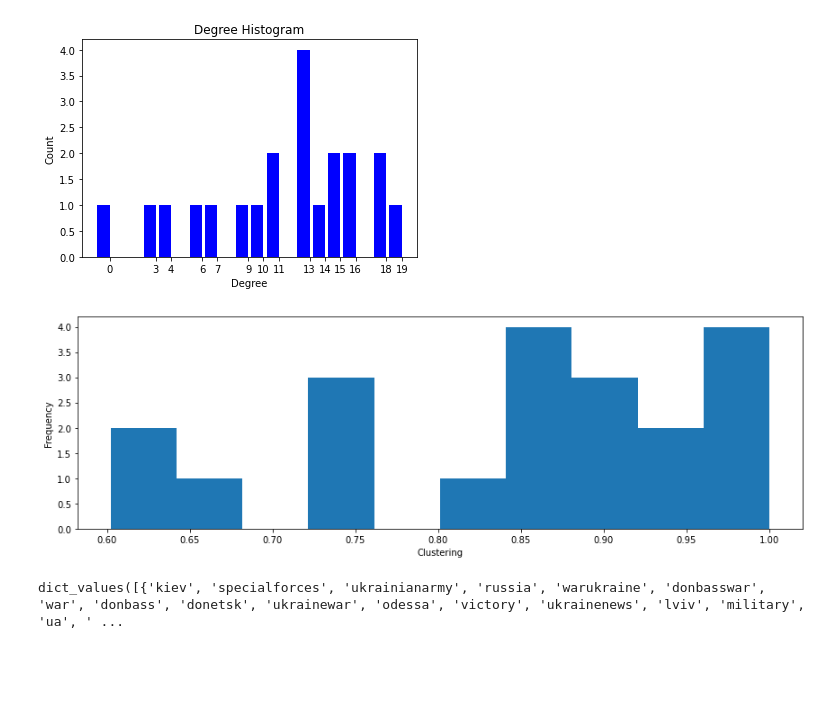
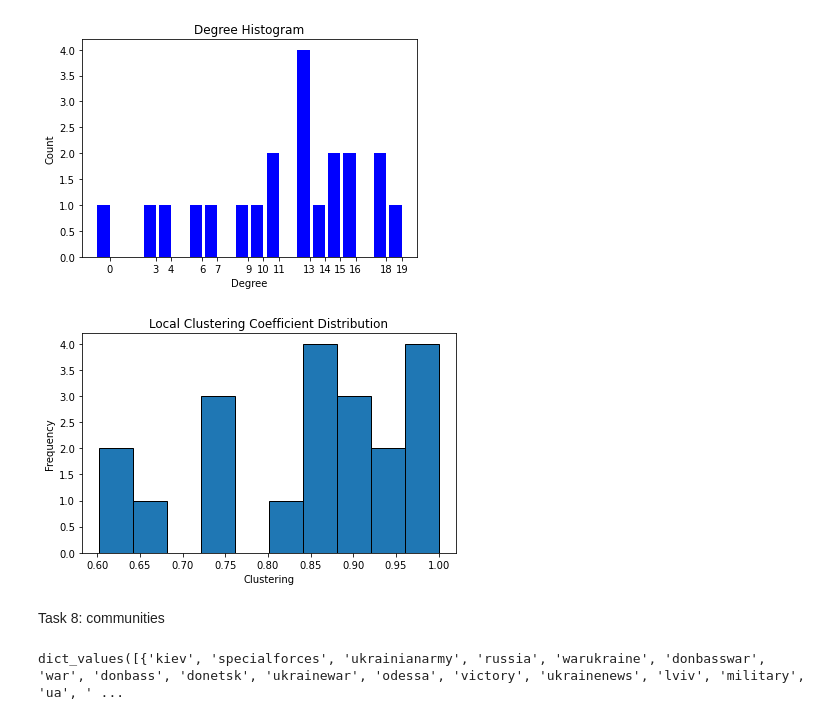
Before and after one commit to benedikt-armbruster/WarTwitterAnalysis, a Jupyter notebook: networkx.ipynb, the cells around one changed output. Drawn from its saved outputs; the diff is of its cells as text; code cells hidden in the pictures; blank space fills up the shorter version.

```diff
--- a/networkx.ipynb
+++ b/networkx.ipynb
@@ -165,19 +172,22 @@ plt.show()
 # %%
 from matplotlib.cm import ScalarMappable
 
 gc = G.subgraph(max(nx.connected_components(G)))
 lcc = nx.clustering(gc)
 
-fig, (ax1) = plt.subplots(ncols=1, figsize=(12, 4))
+fig, (ax1) = plt.subplots(ncols=1, figsize=(6, 4))
 
-ax1.hist(lcc.values(), bins=10)
+ax1.hist(lcc.values(), bins=10, edgecolor = 'black')
 ax1.set_xlabel('Clustering')
 ax1.set_ylabel('Frequency')
 
+plt.title("Local Clustering Coefficient Distribution")
 plt.tight_layout()
 plt.show()
 # %% [output]
-[figure, old version]
+[figure, new version]
+# %% [markdown]
+Task 8: communities
 # %%
 communities = nx.algorithms.community.label_propagation_communities(G)
 # %%
```
Also changed, not shown: parts of 9 cells of this notebook, 2 other files.
